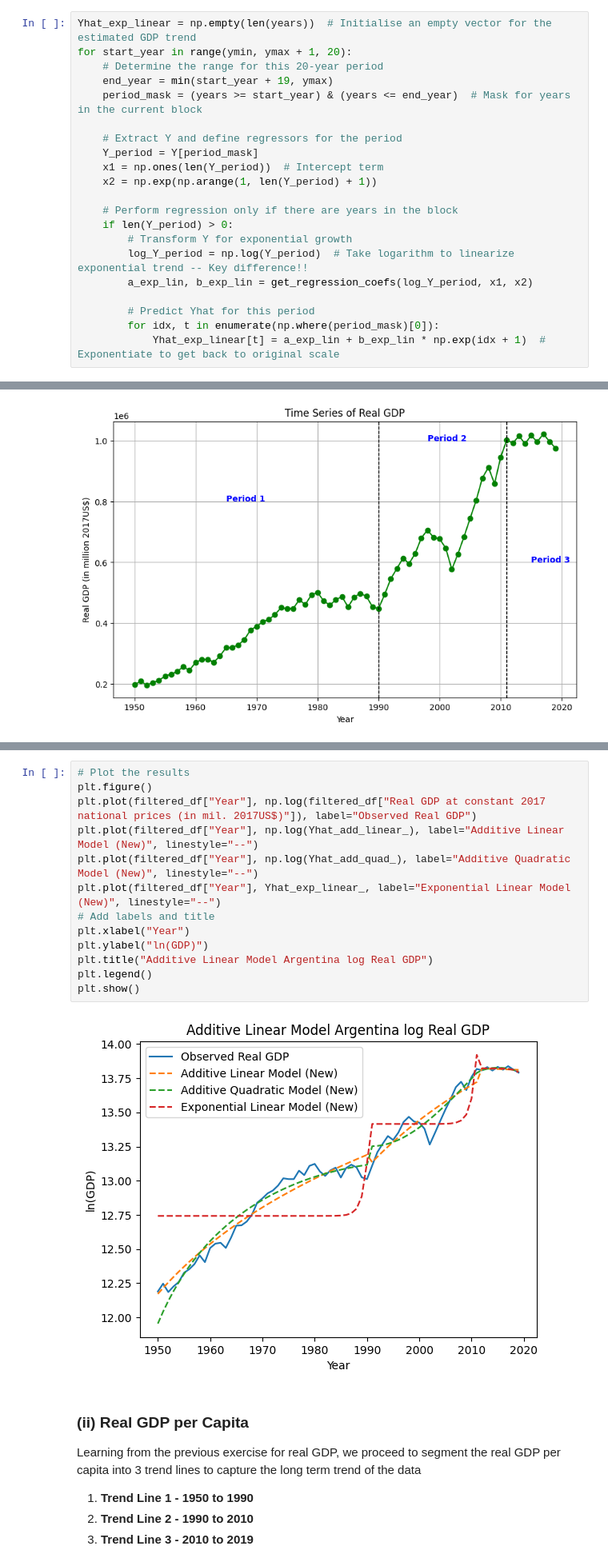
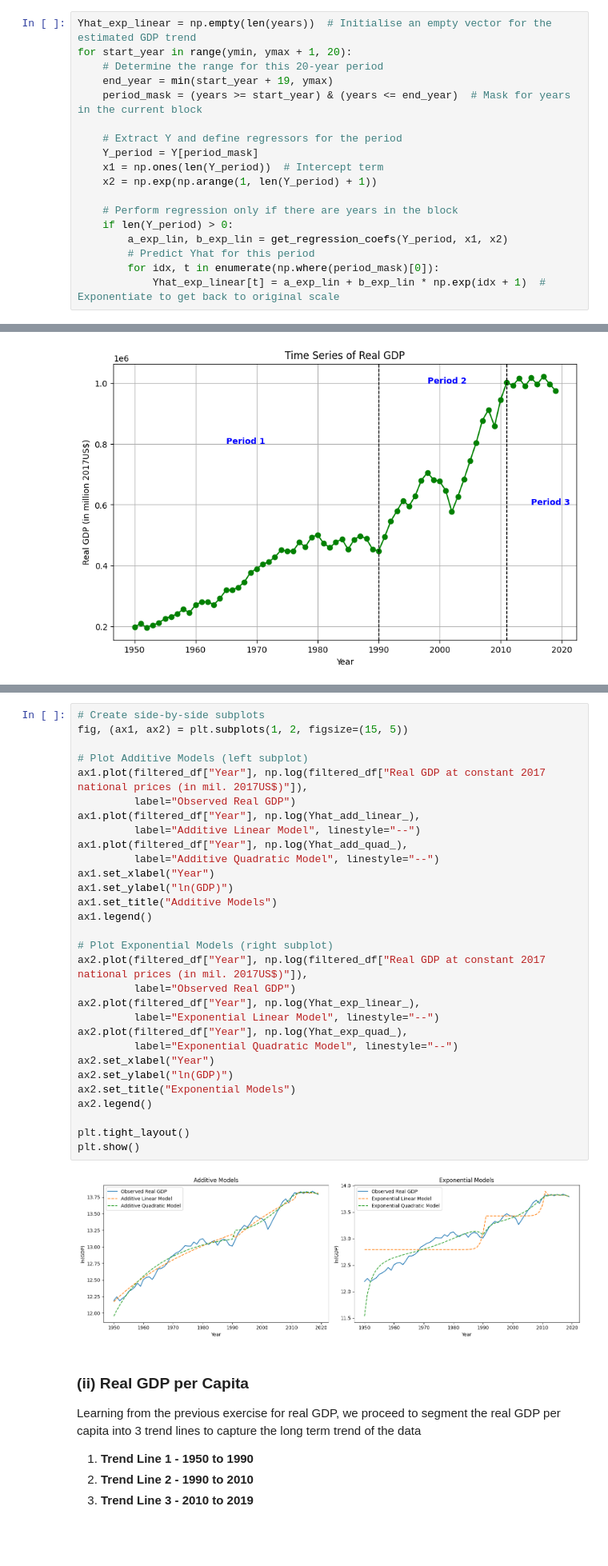
Before and after one commit to andreheeshaojun/EC2B1-Coursework, a Jupyter notebook: Section A/Section-A-Code.ipynb, the cells around one changed output, grey strips where cells are left out. Shown at 80% size. Saved outputs shown, nothing was run; the diff lists cells and outputs as text; blank space fills up the shorter version.

```diff
--- a/Section A/Section-A-Code.ipynb
+++ b/Section A/Section-A-Code.ipynb
@@ -179,10 +180,7 @@ for start_year in range(ymin, ymax + 1, 20):
 
     # Perform regression only if there are years in the block
     if len(Y_period) > 0:
-        # Transform Y for exponential growth
-        log_Y_period = np.log(Y_period)  # Take logarithm to linearize exponential trend -- Key difference!!
-        a_exp_lin, b_exp_lin = get_regression_coefs(log_Y_period, x1, x2)
-
+        a_exp_lin, b_exp_lin = get_regression_coefs(Y_period, x1, x2)
         # Predict Yhat for this period
         for idx, t in enumerate(np.where(period_mask)[0]):
             Yhat_exp_linear[t] = a_exp_lin + b_exp_lin * np.exp(idx + 1)  # Exponentiate to get back to original scale
@@ -311,18 +395,35 @@ for start_year, end_year in timeframes:
 # %%
-# Plot the results
-plt.figure()
-plt.plot(filtered_df["Year"], np.log(filtered_df["Real GDP at constant 2017 national prices (in mil. 2017US$)"]), label="Observed Real GDP")
-plt.plot(filtered_df["Year"], np.log(Yhat_add_linear_), label="Additive Linear Model (New)", linestyle="--")
-plt.plot(filtered_df["Year"], np.log(Yhat_add_quad_), label="Additive Quadratic Model (New)", linestyle="--")
-plt.plot(filtered_df["Year"], Yhat_exp_linear_, label="Exponential Linear Model (New)", linestyle="--")
-# Add labels and title
-plt.xlabel("Year")
-plt.ylabel("ln(GDP)")
-plt.title("Additive Linear Model Argentina log Real GDP")
-plt.legend()
+# Create side-by-side subplots
+fig, (ax1, ax2) = plt.subplots(1, 2, figsize=(15, 5))
+
+# Plot Additive Models (left subplot)
+ax1.plot(filtered_df["Year"], np.log(filtered_df["Real GDP at constant 2017 national prices (in mil. 2017US$)"]),
+         label="Observed Real GDP")
+ax1.plot(filtered_df["Year"], np.log(Yhat_add_linear_),
+         label="Additive Linear Model", linestyle="--")
+ax1.plot(filtered_df["Year"], np.log(Yhat_add_quad_),
+         label="Additive Quadratic Model", linestyle="--")
+ax1.set_xlabel("Year")
+ax1.set_ylabel("ln(GDP)")
+ax1.set_title("Additive Models")
+ax1.legend()
+
+# Plot Exponential Models (right subplot)
+ax2.plot(filtered_df["Year"], np.log(filtered_df["Real GDP at constant 2017 national prices (in mil. 2017US$)"]),
+         label="Observed Real GDP")
+ax2.plot(filtered_df["Year"], np.log(Yhat_exp_linear_),
+         label="Exponential Linear Model", linestyle="--")
+ax2.plot(filtered_df["Year"], np.log(Yhat_exp_quad_),
+         label="Exponential Quadratic Model", linestyle="--")
+ax2.set_xlabel("Year")
+ax2.set_ylabel("ln(GDP)")
+ax2.set_title("Exponential Models")
+ax2.legend()
+
+plt.tight_layout()
 plt.show()
 # %% [output]
-[figure, old version]
+[figure, new version]
 # %% [markdown]
 ### **(ii) Real GDP per Capita**
 
```
Also changed, not shown: parts of 18 cells of this notebook.
